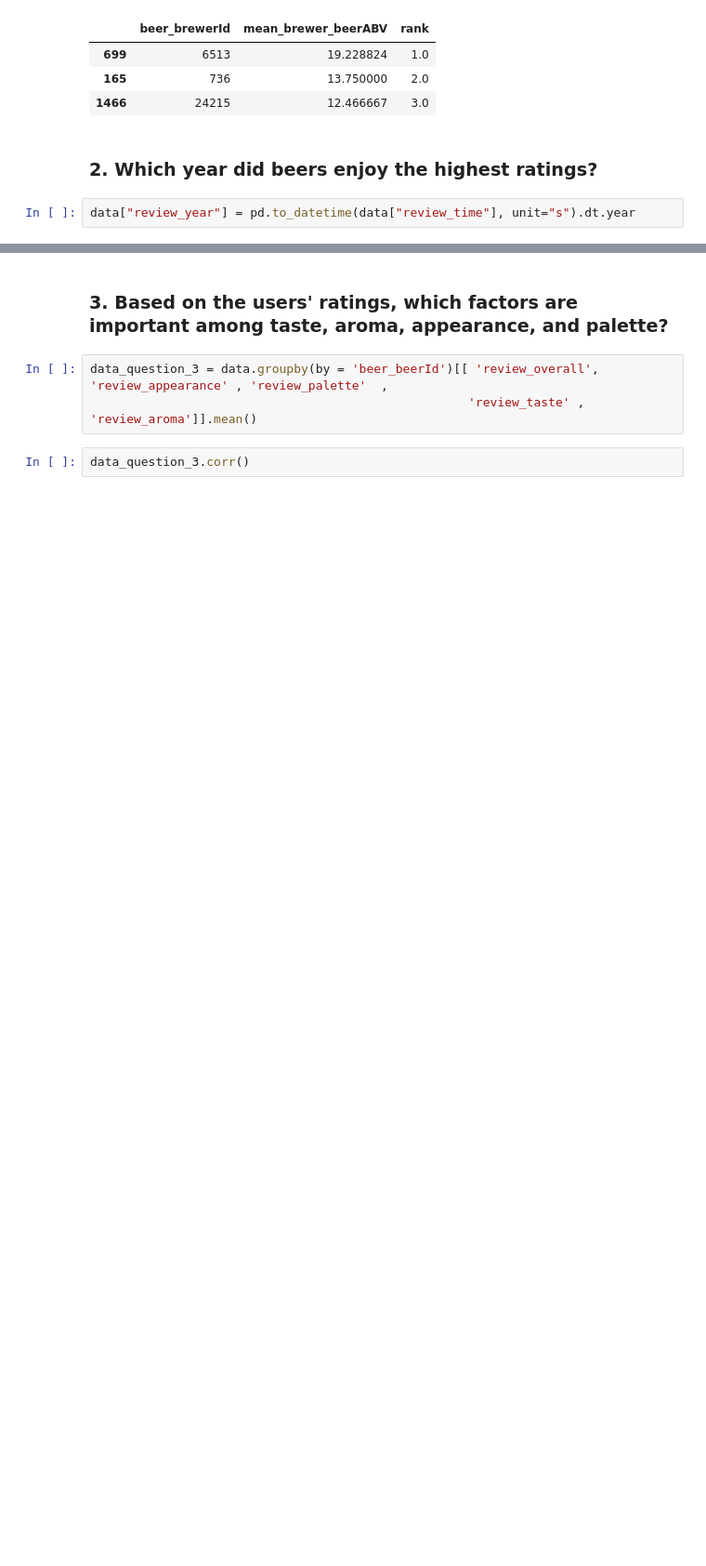
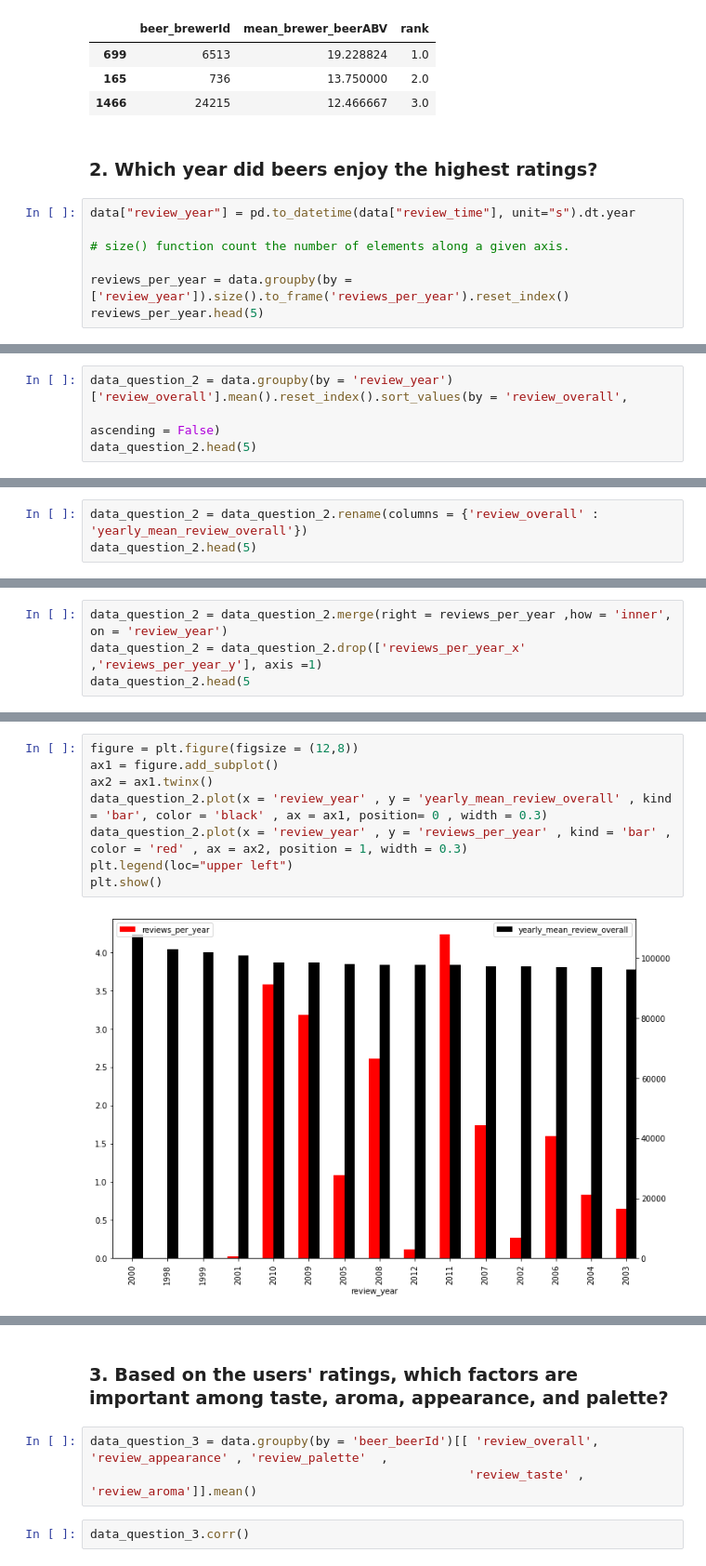
Before and after one commit to tugceturkkal/Data-Projects, a Jupyter notebook: Beer Data Analysis.ipynb, the cells around one changed output, grey strips where cells are left out. Shown at 93% size. Cells and saved outputs as stored; diff of their text form; blank space fills up the shorter version.

Commit message:
Beer Data Analysis

```diff
--- a/Beer Data Analysis.ipynb
+++ b/Beer Data Analysis.ipynb
@@ -174,3 +172,8 @@ data_question_1[data_question_1['rank'] <= 3]
 ### 2. Which year did beers enjoy the highest ratings?
 # %%
 data["review_year"] = pd.to_datetime(data["review_time"], unit="s").dt.year
+
+# size() function count the number of elements along a given axis.
+
+reviews_per_year = data.groupby(by = ['review_year']).size().to_frame('reviews_per_year').reset_index()
+reviews_per_year.head(5)
@@ -176,0 +187,4 @@ data["review_year"] = pd.to_datetime(data["review_time"], unit="s").dt.year
+# %%
+data_question_2 = data.groupby(by = 'review_year')['review_overall'].mean().reset_index().sort_values(by = 'review_overall',
+                                                                                                     ascending = False)
+data_question_2.head(5)
@@ -176,0 +198,3 @@ data["review_year"] = pd.to_datetime(data["review_time"], unit="s").dt.year
+# %%
+data_question_2 = data_question_2.rename(columns = {'review_overall' : 'yearly_mean_review_overall'})
+data_question_2.head(5)
@@ -176,0 +208,4 @@ data["review_year"] = pd.to_datetime(data["review_time"], unit="s").dt.year
+# %%
+data_question_2 = data_question_2.merge(right = reviews_per_year ,how = 'inner', on = 'review_year')
+data_question_2 = data_question_2.drop(['reviews_per_year_x' ,'reviews_per_year_y'], axis =1)
+data_question_2.head(5
@@ -176,0 +229,10 @@ data["review_year"] = pd.to_datetime(data["review_time"], unit="s").dt.year
+# %%
+figure = plt.figure(figsize = (12,8))
+ax1 = figure.add_subplot()
+ax2 = ax1.twinx()
+data_question_2.plot(x = 'review_year' , y = 'yearly_mean_review_overall' , kind = 'bar', color = 'black' , ax = ax1, position= 0 , width = 0.3)
+data_question_2.plot(x = 'review_year' , y = 'reviews_per_year' , kind = 'bar' , color = 'red' , ax = ax2, position = 1, width = 0.3)
+plt.legend(loc="upper left")
+plt.show()
+# %% [output]
+[figure, added]
```
Also changed, not shown: parts of 6 cells of this notebook.
